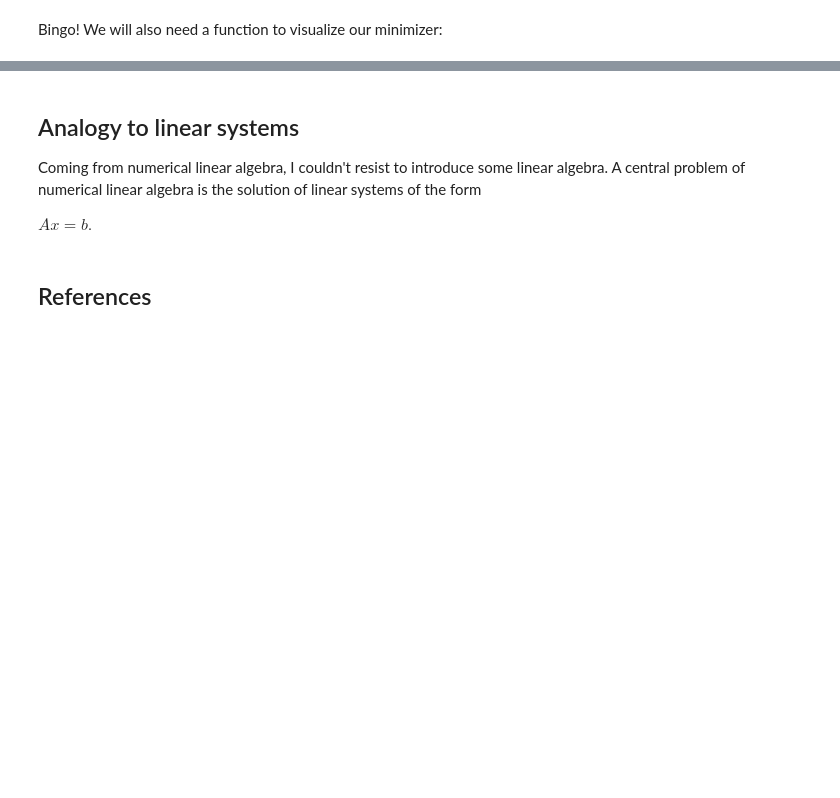
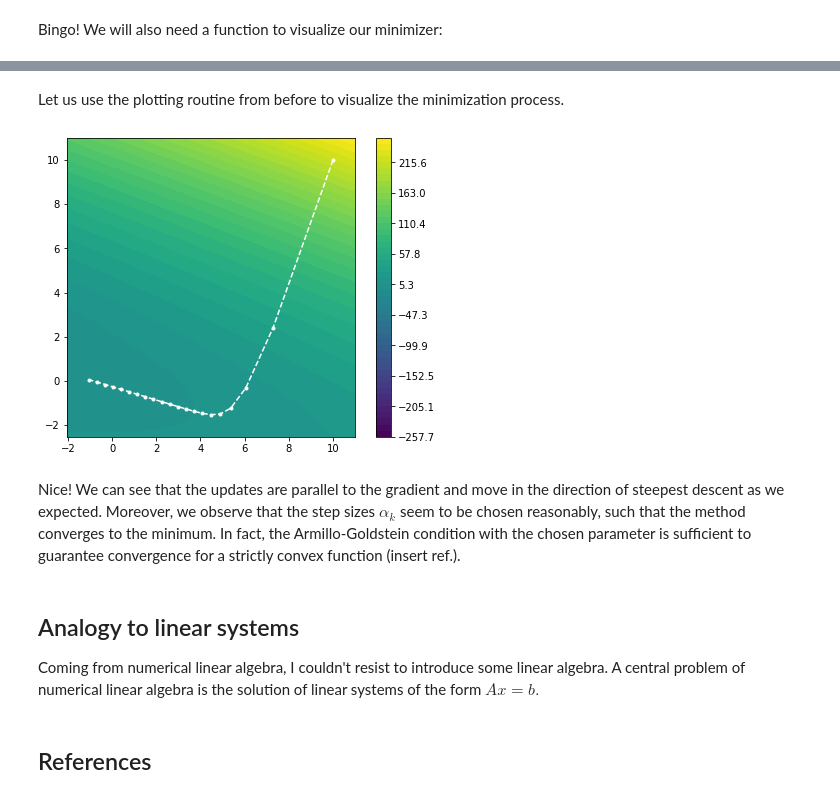
Before and after one commit to bonevbs/ml_notebooks, a Jupyter notebook: numerical_optimization.ipynb, the cells around one changed output, grey strips where cells are left out. Saved outputs shown, nothing was run; the diff lists cells and outputs as text; code cells hidden in the pictures; blank space fills up the shorter version.

```diff
--- a/numerical_optimization.ipynb
+++ b/numerical_optimization.ipynb
@@ -110,20 +135,34 @@ In other words, we are decreasing $\alpha$ iteratively by replacing it with $\ta
 # %%
-def iterate(f, x0, alpham=1.0, tol=1e-3):
+def iterate(f, x0, alpha=1.0, tol=1e-6):
+
+  # initialize the procedure
   x = x0
+  x.requires_grad = True
   f0 = f(x)
-  diff = np.inf
-  while diff > tol:
+  f0.backward()
+  p = - x.grad
+
+  # track the progress in trace
+  trace = [x.detach().numpy()]
+
+  # iterate
+  k = 0
+  while k < 20 and alpha > tol:
+    # for the following steps, we do not wish to track gradient information
+    # to the end, we use torch.no_grad()
+    with torch.no_grad():
+      alpha = backtrack(f, x, p, alpha)
+      x = x + alpha * p
+    trace.append(x.detach().numpy())
+    x.requires_grad = True
+    f.zero_grad()
+    f0 = f(x)
     f0.backward()
-    p = x.grad
-    alpha = backtrack(f, x, p, alpham)
-    x = x + alpha * p
-    f1 = f(x)
-    diff = f0 - f1
-    f0 = f1
+    p = - x.grad
+    k += 1
   # compute the Wolfe condition
-  return x
+  return trace
 
-x0 = torch.rand(2,1, requires_grad=True)
+x0 = torch.tensor([[10.],[10.]], requires_grad=True)
 f0 = objective_function(x0)
-print(f0.backward())
-iterate(objective_function, x0)
+trace = iterate(objective_function, x0)
@@ -134,8 +191,16 @@ tensor([[0.8192],
+# %% [markdown]
+Let us use the plotting routine from before to visualize the minimization process.
+# %%
+trace = np.array(trace)
+bounds = [np.amin(trace[:,0]) - 1., np.amax(trace[:,0]) + 1., np.amin(trace[:,1]) - 1., np.amax(trace[:,1]) + 1.]
+plot_minimizier(objective_function, bounds=bounds, trace=trace)
+# %% [output]
+[figure, added]
+# %% [markdown]
+Nice! We can see that the updates are parallel to the gradient and move in the direction of steepest descent as we expected. Moreover, we observe that the step sizes $\alpha_k$ seem to be chosen reasonably, such that the method converges to the minimum. In fact, the Armillo-Goldstein condition with the chosen parameter is sufficient to guarantee convergence for a strictly convex function (insert ref.).
 # %% [markdown]
 ## Analogy to linear systems
 
-Coming from numerical linear algebra, I couldn't resist to introduce some linear algebra. A central problem of numerical linear algebra is the solution of linear systems of the form
-
-$Ax = b.$
+Coming from numerical linear algebra, I couldn't resist to introduce some linear algebra. A central problem of numerical linear algebra is the solution of linear systems of the form $Ax = b.$
 # %% [markdown]
 ## References
```
Also changed, not shown: parts of 17 cells of this notebook, 1 other file.
